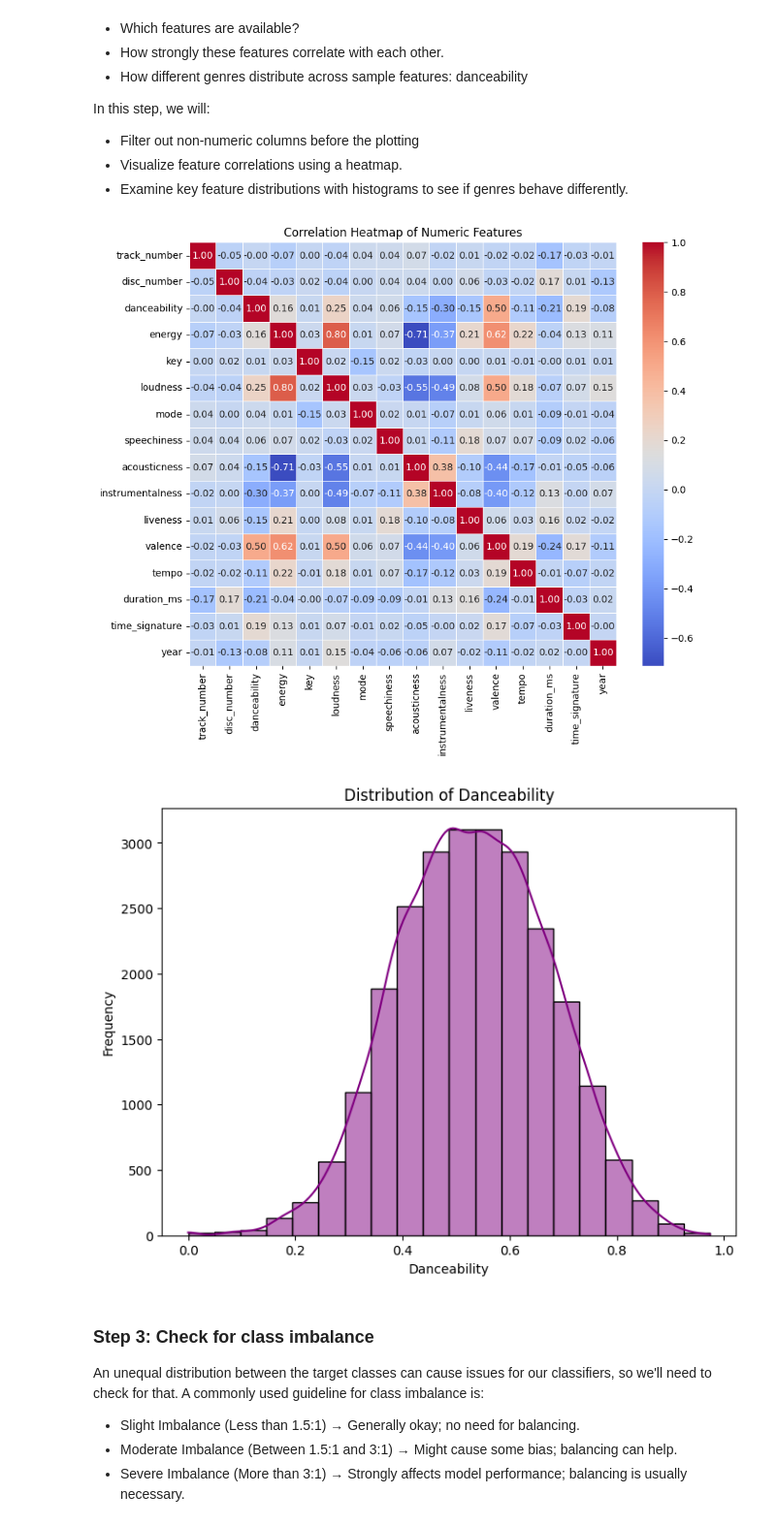
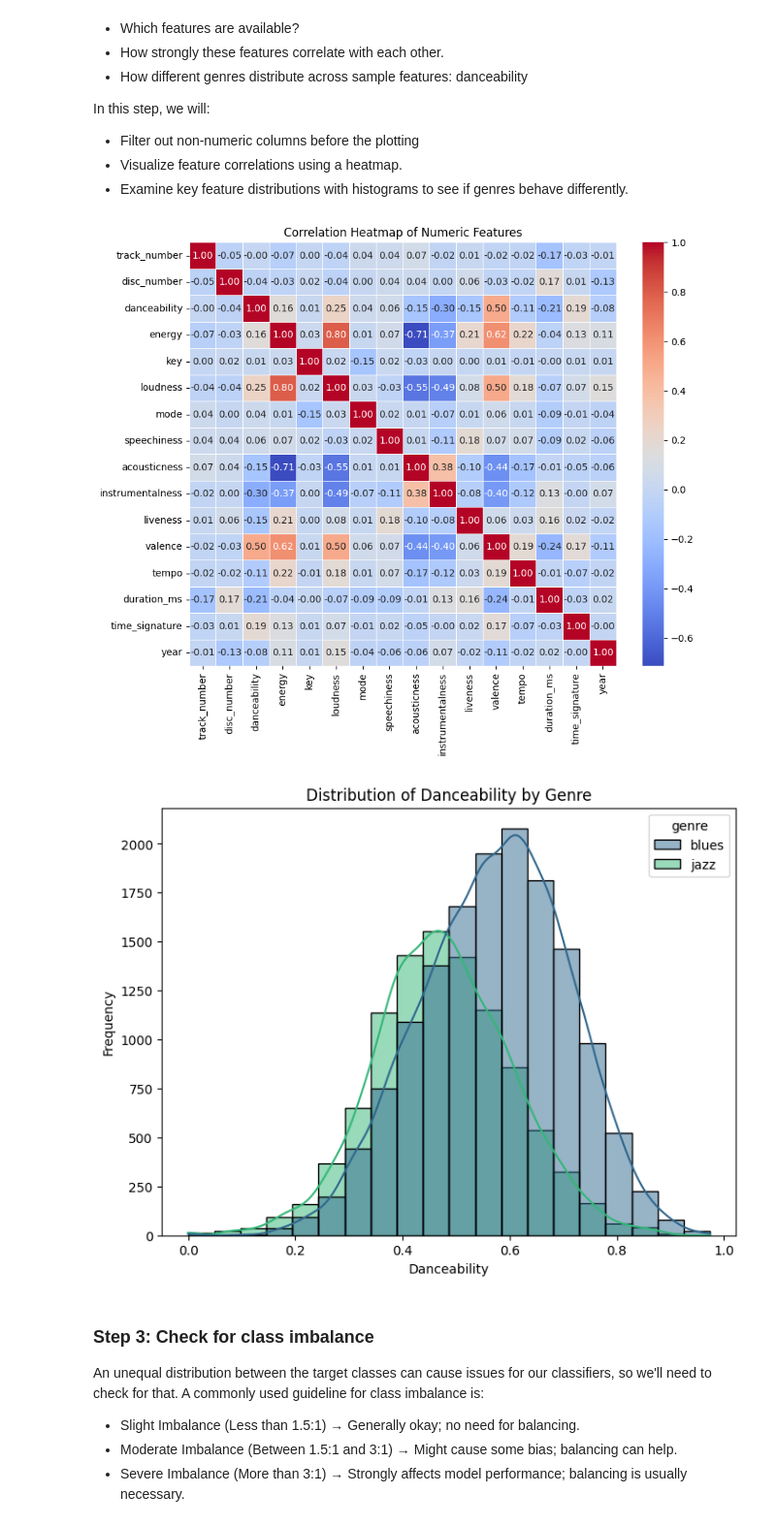
Before and after one commit to YoselynR/EDS232-labs, a Jupyter notebook: Week4/lab4-spotify.ipynb, the cells around one changed output. Shown: that part at 97% size. Drawn from its saved outputs; the diff is of its cells as text; code cells hidden in the pictures.

```diff
--- a/Week4/lab4-spotify.ipynb
+++ b/Week4/lab4-spotify.ipynb
@@ -77,24 +77,24 @@ In this step, we will:
 # %%
 # Exclude non-numeric columns but keep 'genre' for grouping
 numeric_features = combined_data.select_dtypes(include=['float64', 'int64']).join(combined_data['genre'])
 
 #Correlation heatmap
 plt.figure(figsize=(10, 8))
 corr_matrix = numeric_features.drop(columns='genre').corr()
 sns.heatmap(corr_matrix, annot=True, cmap='coolwarm', fmt='.2f', linewidths=0.5)
 plt.title('Correlation Heatmap of Numeric Features')
 plt.show()
 
 #Histogram of danceability
 plt.figure(figsize=(8, 6))
-sns.histplot(combined_data['danceability'], bins=20, kde=True, color='purple')
-plt.title('Distribution of Danceability')
+sns.histplot(combined_data, x='danceability', hue='genre', bins=20, kde=True, palette='viridis')
+plt.title('Distribution of Danceability by Genre')
 plt.xlabel('Danceability')
 plt.ylabel('Frequency')
 plt.show()
 # %% [output]
 [figure]
-[figure, old version]
+[figure, new version]
 # %% [markdown]
 ### Step 3: Check for class imbalance
 An unequal distribution between the target classes can cause issues for our classifiers, so we'll need to check for that. A commonly used guideline for class imbalance is:
```
Also changed, not shown: parts of 1 cell of this notebook, 1 other file.
